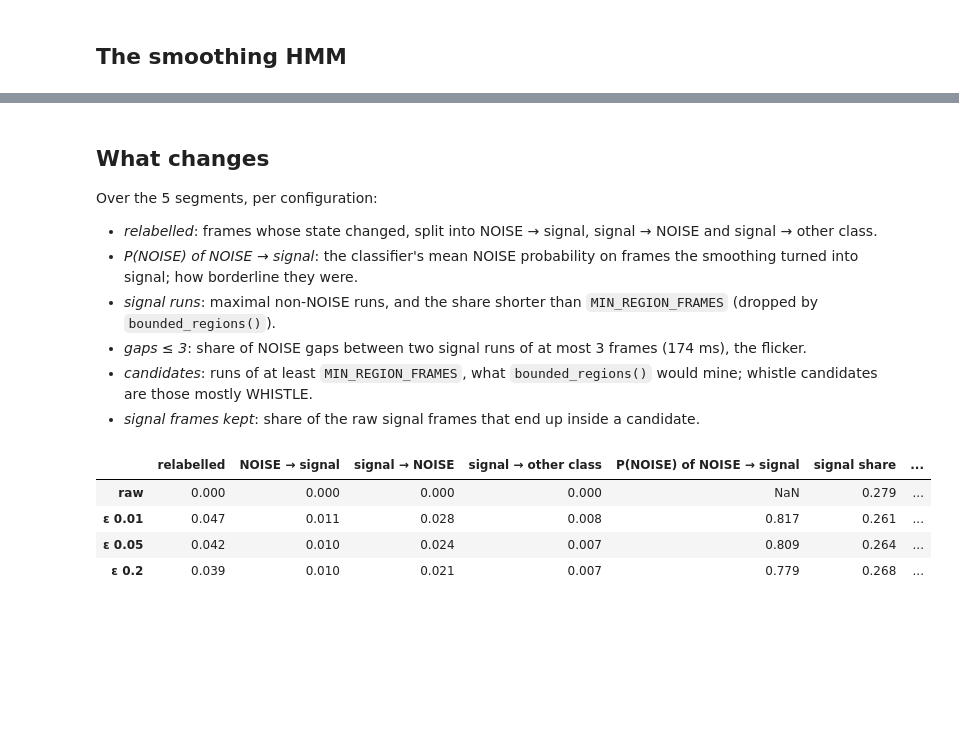
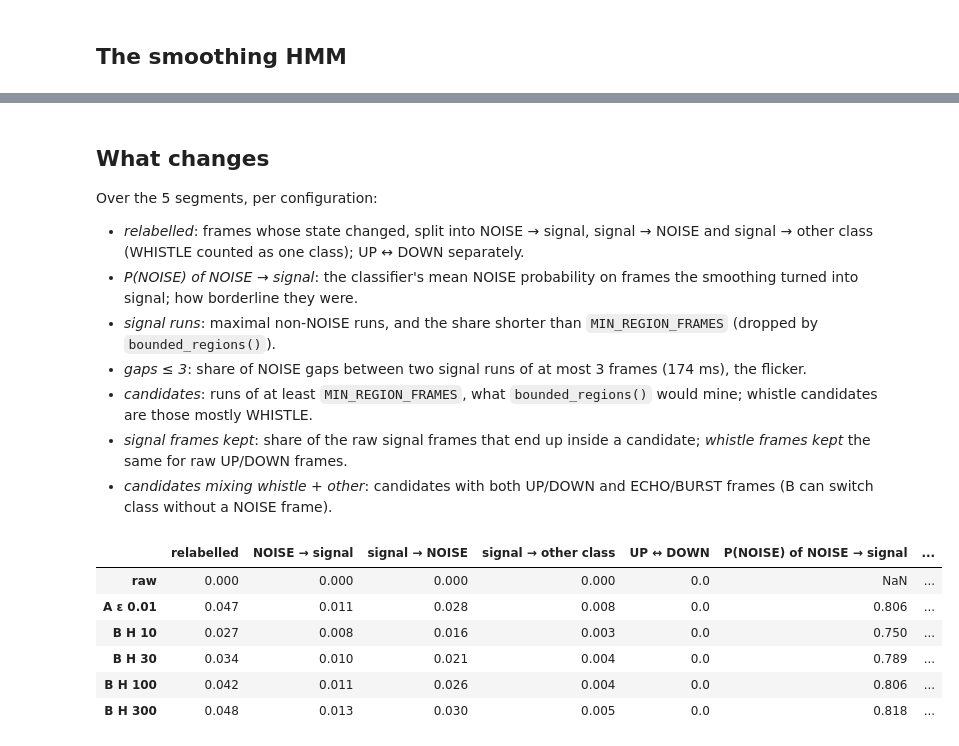
Before and after one commit to dkohlsdorf/continuous_profile_hmm, a Jupyter notebook: analysis_notebooks/ClassifierSmoothing.ipynb, the cells around one changed output, grey strips where cells are left out. Drawn from its saved outputs; the diff is of its cells as text; code cells hidden in the pictures; blank space fills up the shorter version.

```diff
--- a/analysis_notebooks/ClassifierSmoothing.ipynb
+++ b/analysis_notebooks/ClassifierSmoothing.ipynb
@@ -62,6 +72,10 @@ MERGE = np.zeros((len(CLASSIFIER), len(STATES)))                 # classifier pr
 for i, c in enumerate(CLASSIFIER):
     MERGE[i, STATES.index('WHISTLE' if c in ('UP', 'DOWN') else c)] = 1
 NOISE = 0
+UP, DOWN, NOISE_C = CLASSIFIER.index('UP'), CLASSIFIER.index('DOWN'), CLASSIFIER.index('NOISE')
+WHISTLE_C = [UP, DOWN]
+TO_STATE = MERGE.argmax(axis=1)                                  # classifier index -> merged state index
+STATE_TO_CLASSIFIER = np.array([CLASSIFIER.index(s) if s in CLASSIFIER else -1 for s in STATES])
 
 cached = {}
 for name in SEGMENTS:
@@ -256,15 +285,16 @@ for eps in EPSILONS:
 
 Over the 5 segments, per configuration:
 
-- *relabelled*: frames whose state changed, split into NOISE → signal, signal → NOISE and signal → other class.
+- *relabelled*: frames whose state changed, split into NOISE → signal, signal → NOISE and signal → other class (WHISTLE counted as one class); UP ↔ DOWN separately.
 - *P(NOISE) of NOISE → signal*: the classifier's mean NOISE probability on frames the smoothing turned into signal; how borderline they were.
 - *signal runs*: maximal non-NOISE runs, and the share shorter than `MIN_REGION_FRAMES` (dropped by `bounded_regions()`).
 - *gaps ≤ 3*: share of NOISE gaps between two signal runs of at most 3 frames (174 ms), the flicker.
 - *candidates*: runs of at least `MIN_REGION_FRAMES`, what `bounded_regions()` would mine; whistle candidates are those mostly WHISTLE.
-- *signal frames kept*: share of the raw signal frames that end up inside a candidate.
+- *signal frames kept*: share of the raw signal frames that end up inside a candidate; *whistle frames kept* the same for raw UP/DOWN frames.
+- *candidates mixing whistle + other*: candidates with both UP/DOWN and ECHO/BURST frames (B can switch class without a NOISE frame).
 # %%
 def signal_runs(seq):
-    edges = np.flatnonzero(np.diff(np.r_[0, (seq != NOISE).astype(np.int8), 0]))
+    edges = np.flatnonzero(np.diff(np.r_[0, (seq != NOISE_C).astype(np.int8), 0]))
     return edges[::2], edges[1::2]
 
 
@@ -272,47 +302,58 @@ def stats(name):
     out, lengths, gaps, flipped_p = Counter(), [], [], []
     for rec, seq in states[name].items():
         raw = states["raw"][rec]
-        raw_sig, sig = raw != NOISE, seq != NOISE
+        raw_sig, sig = raw != NOISE_C, seq != NOISE_C
         out["n"] += len(seq)
         out["noise_to_signal"] += int((~raw_sig & sig).sum())
         out["signal_to_noise"] += int((raw_sig & ~sig).sum())
-        out["signal_to_class"] += int((raw_sig & sig & (raw != seq)).sum())
-        flipped_p += list((probs[rec] @ MERGE)[~raw_sig & sig, NOISE])
+        out["signal_to_class"] += int((raw_sig & sig & (TO_STATE[raw] != TO_STATE[seq])).sum())
+        out["up_down"] += int((np.isin(raw, WHISTLE_C) & np.isin(seq, WHISTLE_C) & (raw != seq)).sum())
+        flipped_p += list(probs[rec][~raw_sig & sig, NOISE_C])
         starts, stops = signal_runs(seq)
         lengths += list(stops - starts)
         gaps += list(starts[1:] - stops[:-1])
         long = (stops - starts) >= MIN_REGION_FRAMES
         out["kept"] += int(sum(raw_sig[a:b].sum() for a, b in zip(starts[long], stops[long])))
         out["raw_signal"] += int(raw_sig.sum())
-        out["whistle_candidates"] += int(sum((seq[a:b] == STATES.index('WHISTLE')).mean() > 0.5
+        raw_whistle = np.isin(raw, WHISTLE_C)
+        out["whistle_kept"] += int(sum(raw_whistle[a:b].sum() for a, b in zip(starts[long], stops[long])))
+        out["raw_whistle"] += int(raw_whistle.sum())
+        out["mixed"] += int(sum(np.isin(seq[a:b], WHISTLE_C).any() and not np.isin(seq[a:b], WHISTLE_C).all()
+                                for a, b in zip(starts[long], stops[long])))
+        out["whistle_candidates"] += int(sum(np.isin(seq[a:b], WHISTLE_C).mean() > 0.5
                                             for a, b in zip(starts[long], stops[long])))
     lengths, gaps = np.array(lengths), np.array(gaps)
     n = out["n"]
     return {
         "relabelled": (out["noise_to_signal"] + out["signal_to_noise"] + out["signal_to_class"]) / n,
         "NOISE → signal": out["noise_to_signal"] / n,
         "signal → NOISE": out["signal_to_noise"] / n,
         "signal → other class": out["signal_to_class"] / n,
+        "UP ↔ DOWN": out["up_down"] / n,
         "P(NOISE) of NOISE → signal": float(np.mean(flipped_p)) if flipped_p else float('nan'),
-        "signal share": float(sum((s != NOISE).sum() for s in states[name].values()) / n),
+        "signal share": float(sum((s != NOISE_C).sum() for s in states[name].values()) / n),
         "signal runs": len(lengths),
         "runs < 10 frames": float((lengths < MIN_REGION_FRAMES).mean()),
         "gaps ≤ 3": float((gaps <= 3).mean()) if len(gaps) else float('nan'),
         "candidates": int((lengths >= MIN_REGION_FRAMES).sum()),
         "whistle candidates": out["whistle_candidates"],
         "median candidate frames": float(np.median(lengths[lengths >= MIN_REGION_FRAMES])),
         "signal frames kept": out["kept"] / out["raw_signal"],
+        "whistle frames kept": out["whistle_kept"] / out["raw_whistle"],
+        "candidates mixing whistle + other": out["mixed"],
     }
 
 
 summary = pd.DataFrame({name: stats(name) for name in states}).T
 summary.round(3)
 # %% [output]
-|  | relabelled | NOISE → signal | signal → NOISE | signal → other class | P(NOISE) of NOISE → signal | signal share | ... |
-| raw | 0.000 | 0.000 | 0.000 | 0.000 | NaN | 0.279 | ... |
-| ε 0.01 | 0.047 | 0.011 | 0.028 | 0.008 | 0.817 | 0.261 | ... |
-| ε 0.05 | 0.042 | 0.010 | 0.024 | 0.007 | 0.809 | 0.264 | ... |
-| ε 0.2 | 0.039 | 0.010 | 0.021 | 0.007 | 0.779 | 0.268 | ... |
+|  | relabelled | NOISE → signal | signal → NOISE | signal → other class | UP ↔ DOWN | P(NOISE) of NOISE → signal | ... |
+| raw | 0.000 | 0.000 | 0.000 | 0.000 | 0.0 | NaN | ... |
+| A ε 0.01 | 0.047 | 0.011 | 0.028 | 0.008 | 0.0 | 0.806 | ... |
+| B H 10 | 0.027 | 0.008 | 0.016 | 0.003 | 0.0 | 0.750 | ... |
+| B H 30 | 0.034 | 0.010 | 0.021 | 0.004 | 0.0 | 0.789 | ... |
+| B H 100 | 0.042 | 0.011 | 0.026 | 0.004 | 0.0 | 0.806 | ... |
+| B H 300 | 0.048 | 0.013 | 0.030 | 0.005 | 0.0 | 0.818 | ... |
 # %% [markdown]
 ## Examples: whistles before and after
 
```
Also changed, not shown: parts of 6 cells of this notebook.
